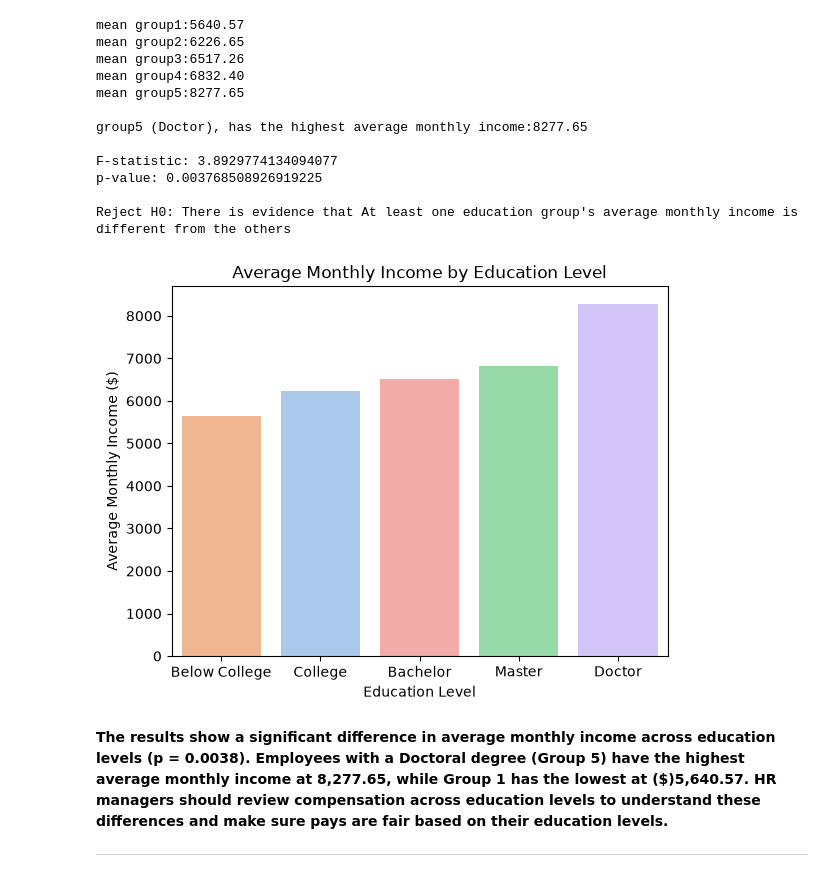
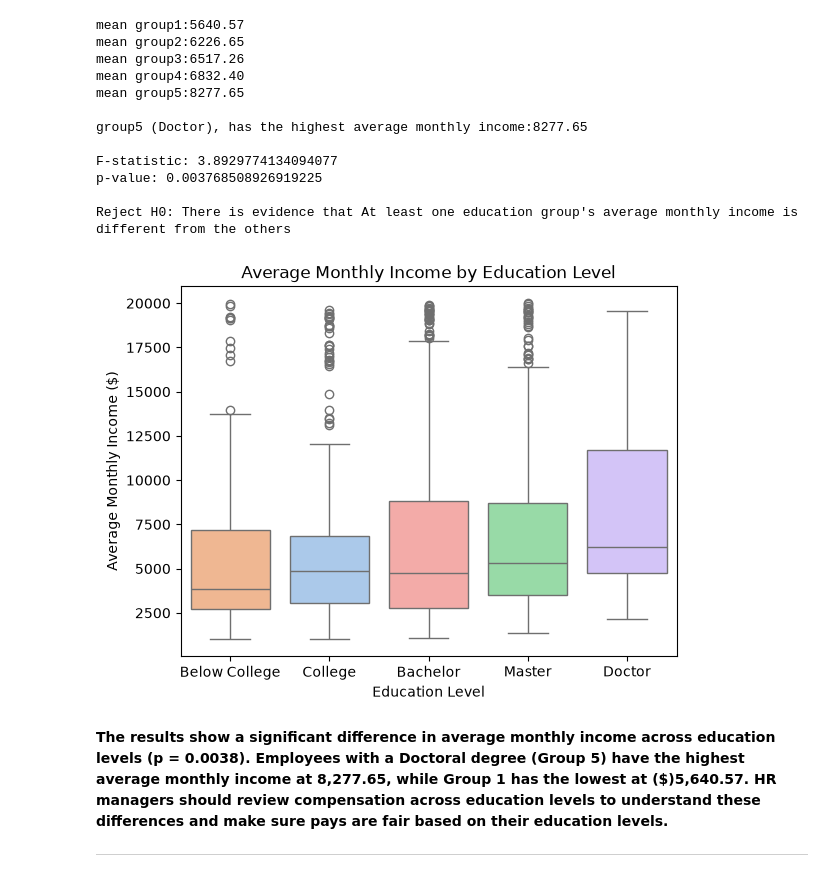
Before and after one commit to nawelsk/Data101HMW2, a Jupyter notebook: HomeWork-n5.ipynb, the cells around one changed output. Cells and saved outputs as stored; diff of their text form; code cells hidden in the pictures.

```diff
--- a/HomeWork-n5.ipynb
+++ b/HomeWork-n5.ipynb
@@ -181,26 +181,26 @@ Reject H0: There is evidence that At least one education group's average monthly
 # %%
 df["Groups"] = df['Education'].map({
     1: "Below College",
     2: "College",
     3: "Bachelor",
     4: "Master",
     5: "Doctor"})
 
-sns.barplot(
+sns.boxplot(
     x='Groups',
     y='MonthlyIncome',
     data=df,
     order=["Below College","College","Bachelor","Master","Doctor"],
     hue='Groups',
     palette="pastel" ,
     legend=False,
-    errorbar=None)
+   )
 plt.title('Average Monthly Income by Education Level')
 plt.xlabel('Education Level')
 plt.ylabel('Average Monthly Income ($)')
 plt.show()
 # %% [output]
-[figure, old version]
+[figure, new version]
 # %% [markdown]
 **The results show a significant difference in average monthly income across education levels (p = 0.0038). Employees with a Doctoral degree (Group 5) have the highest average monthly income at 8,277.65, while Group 1 has the lowest at ($)5,640.57. HR managers should review compensation across education levels to understand these differences and make sure pays are fair based on their education levels.**
 
```
